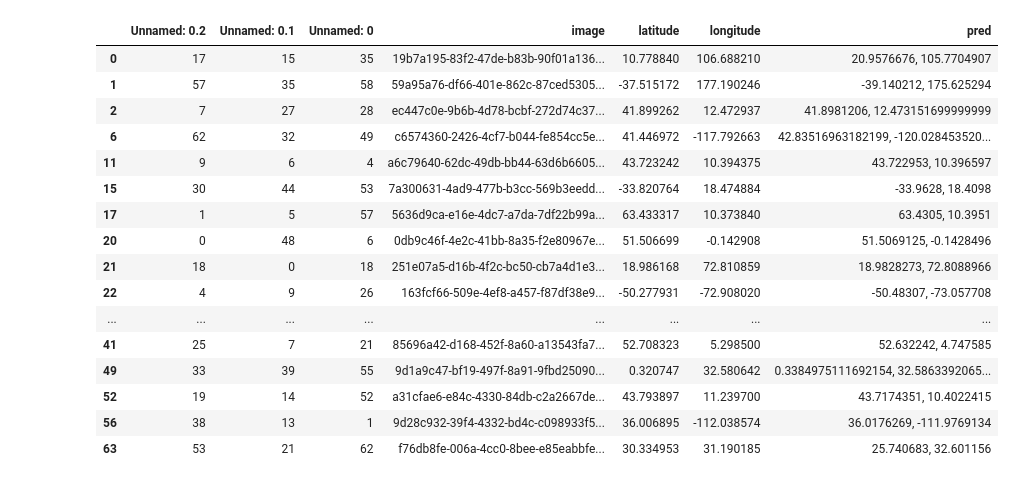
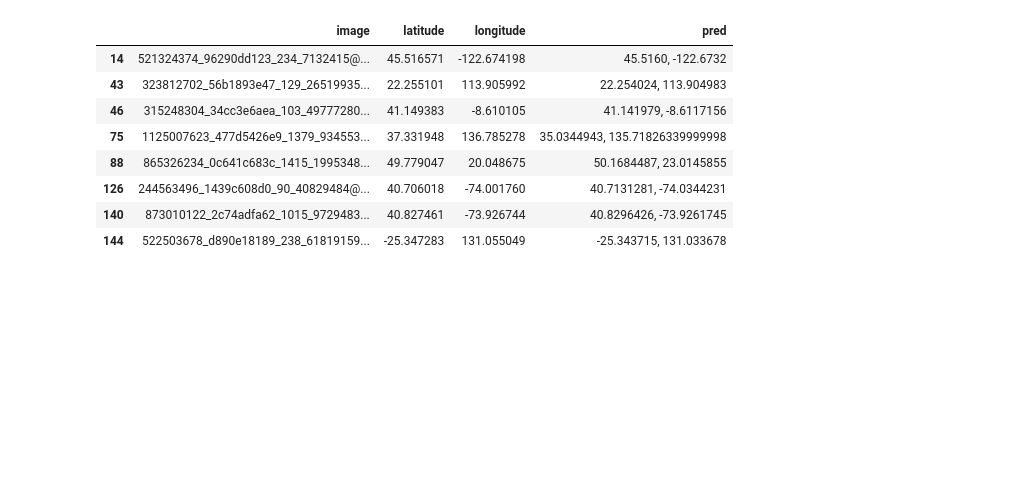
Before and after one commit to JettChenT/geoagent, a Jupyter notebook: notebooks/testouteval.ipynb, the cells around one changed output. Saved outputs shown, nothing was run; the diff lists cells and outputs as text; code cells hidden in the pictures; blank space fills up the shorter version.

```diff
--- a/notebooks/testouteval.ipynb
+++ b/notebooks/testouteval.ipynb
@@ -1,26 +1,18 @@
 # %%
 import pandas as pd
 from pathlib import Path
-fold_path = Path("../datasets/IM2GPS/human_geolocation_test_anon/")
+fold_path = Path("../datasets/im2gps3ktest_sampled")
 stuff = pd.read_csv(fold_path/'coords.csv')
 eval_set = stuff[stuff.pred.isna() == False]
 eval_set
 # %% [output]
-|  | Unnamed: 0.2 | Unnamed: 0.1 | Unnamed: 0 | image | latitude | longitude | pred |
-| 0 | 17 | 15 | 35 | 19b7a195-83f2-47de-b83b-90f01a136... | 10.778840 | 106.688210 | 20.9576676, 105.7704907 |
-| 1 | 57 | 35 | 58 | 59a95a76-df66-401e-862c-87ced5305... | -37.515172 | 177.190246 | -39.140212, 175.625294 |
-| 2 | 7 | 27 | 28 | ec447c0e-9b6b-4d78-bcbf-272d74c37... | 41.899262 | 12.472937 | 41.8981206, 12.473151699999999 |
-| 6 | 62 | 32 | 49 | c6574360-2426-4cf7-b044-fe854cc5e... | 41.446972 | -117.792663 | 42.83516963182199, -120.028453520... |
-| 11 | 9 | 6 | 4 | a6c79640-62dc-49db-bb44-63d6b6605... | 43.723242 | 10.394375 | 43.722953, 10.396597 |
-| 15 | 30 | 44 | 53 | 7a300631-4ad9-477b-b3cc-569b3eedd... | -33.820764 | 18.474884 | -33.9628, 18.4098 |
-| 17 | 1 | 5 | 57 | 5636d9ca-e16e-4dc7-a7da-7df22b99a... | 63.433317 | 10.373840 | 63.4305, 10.3951 |
-| 20 | 0 | 48 | 6 | 0db9c46f-4e2c-41bb-8a35-f2e80967e... | 51.506699 | -0.142908 | 51.5069125, -0.1428496 |
-| 21 | 18 | 0 | 18 | 251e07a5-d16b-4f2c-bc50-cb7a4d1e3... | 18.986168 | 72.810859 | 18.9828273, 72.8088966 |
-| 22 | 4 | 9 | 26 | 163fcf66-509e-4ef8-a457-f87df38e9... | -50.277931 | -72.908020 | -50.48307, -73.057708 |
-| ... | ... | ... | ... | ... | ... | ... | ... |
-| 41 | 25 | 7 | 21 | 85696a42-d168-452f-8a60-a13543fa7... | 52.708323 | 5.298500 | 52.632242, 4.747585 |
-| 49 | 33 | 39 | 55 | 9d1a9c47-bf19-497f-8a91-9fbd25090... | 0.320747 | 32.580642 | 0.3384975111692154, 32.5863392065... |
-| 52 | 19 | 14 | 52 | a31cfae6-e84c-4330-84db-c2a2667de... | 43.793897 | 11.239700 | 43.7174351, 10.4022415 |
-| 56 | 38 | 13 | 1 | 9d28c932-39f4-4332-bd4c-c098933f5... | 36.006895 | -112.038574 | 36.0176269, -111.9769134 |
-| 63 | 53 | 21 | 62 | f76db8fe-006a-4cc0-8bee-e85eabbfe... | 30.334953 | 31.190185 | 25.740683, 32.601156 |
+|  | image | latitude | longitude | pred |
+| 14 | 521324374_96290dd123_234_7132415@... | 45.516571 | -122.674198 | 45.5160, -122.6732 |
+| 43 | 323812702_56b1893e47_129_26519935... | 22.255101 | 113.905992 | 22.254024, 113.904983 |
+| 46 | 315248304_34cc3e6aea_103_49777280... | 41.149383 | -8.610105 | 41.141979, -8.6117156 |
+| 75 | 1125007623_477d5426e9_1379_934553... | 37.331948 | 136.785278 | 35.0344943, 135.71826339999998 |
+| 88 | 865326234_0c641c683c_1415_1995348... | 49.779047 | 20.048675 | 50.1684487, 23.0145855 |
+| 126 | 244563496_1439c608d0_90_40829484@... | 40.706018 | -74.001760 | 40.7131281, -74.0344231 |
+| 140 | 873010122_2c74adfa62_1015_9729483... | 40.827461 | -73.926744 | 40.8296426, -73.9261745 |
+| 144 | 522503678_d890e18189_238_61819159... | -25.347283 | 131.055049 | -25.343715, 131.033678 |
 # %%
```
Also changed, not shown: parts of 12 cells of this notebook, 7 other files.
